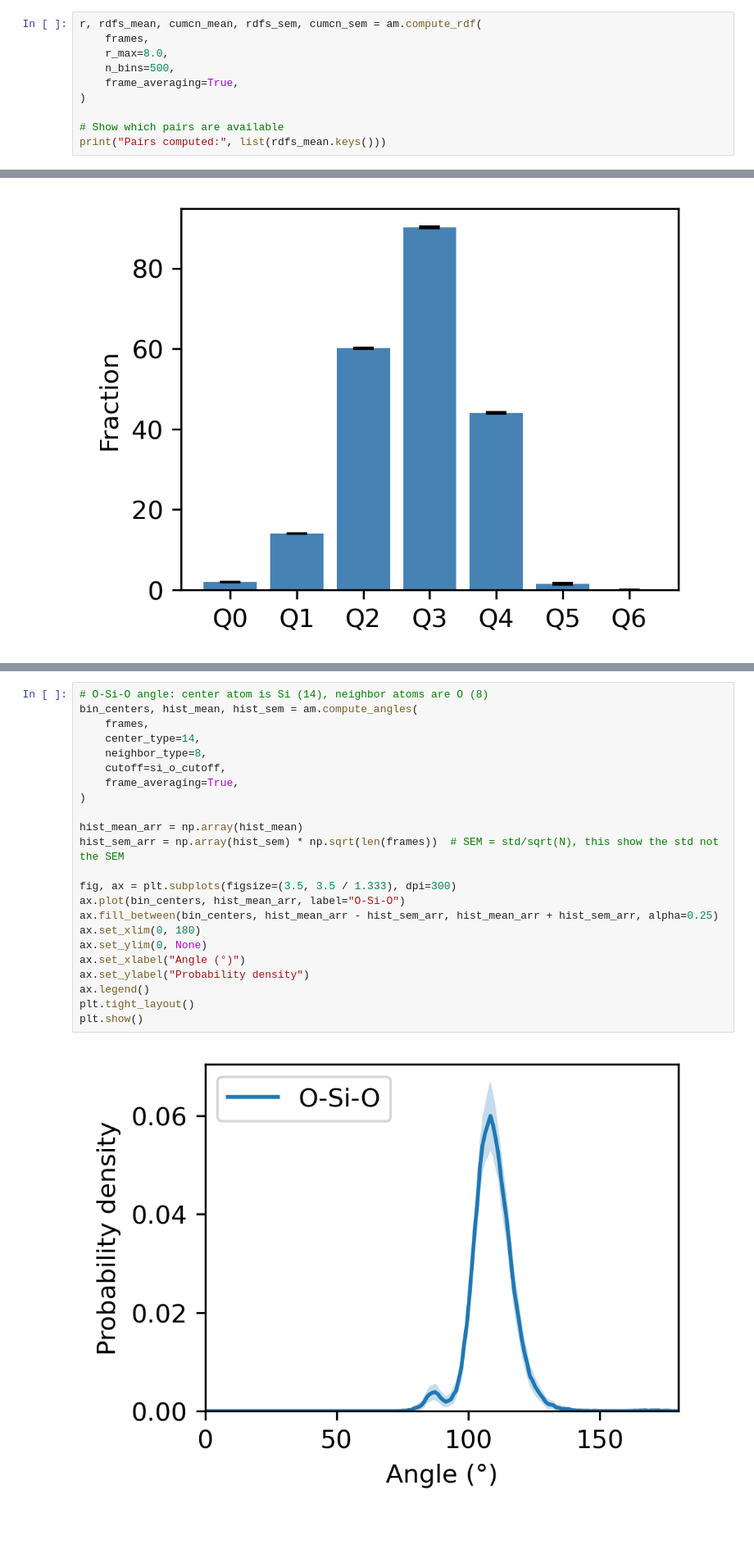
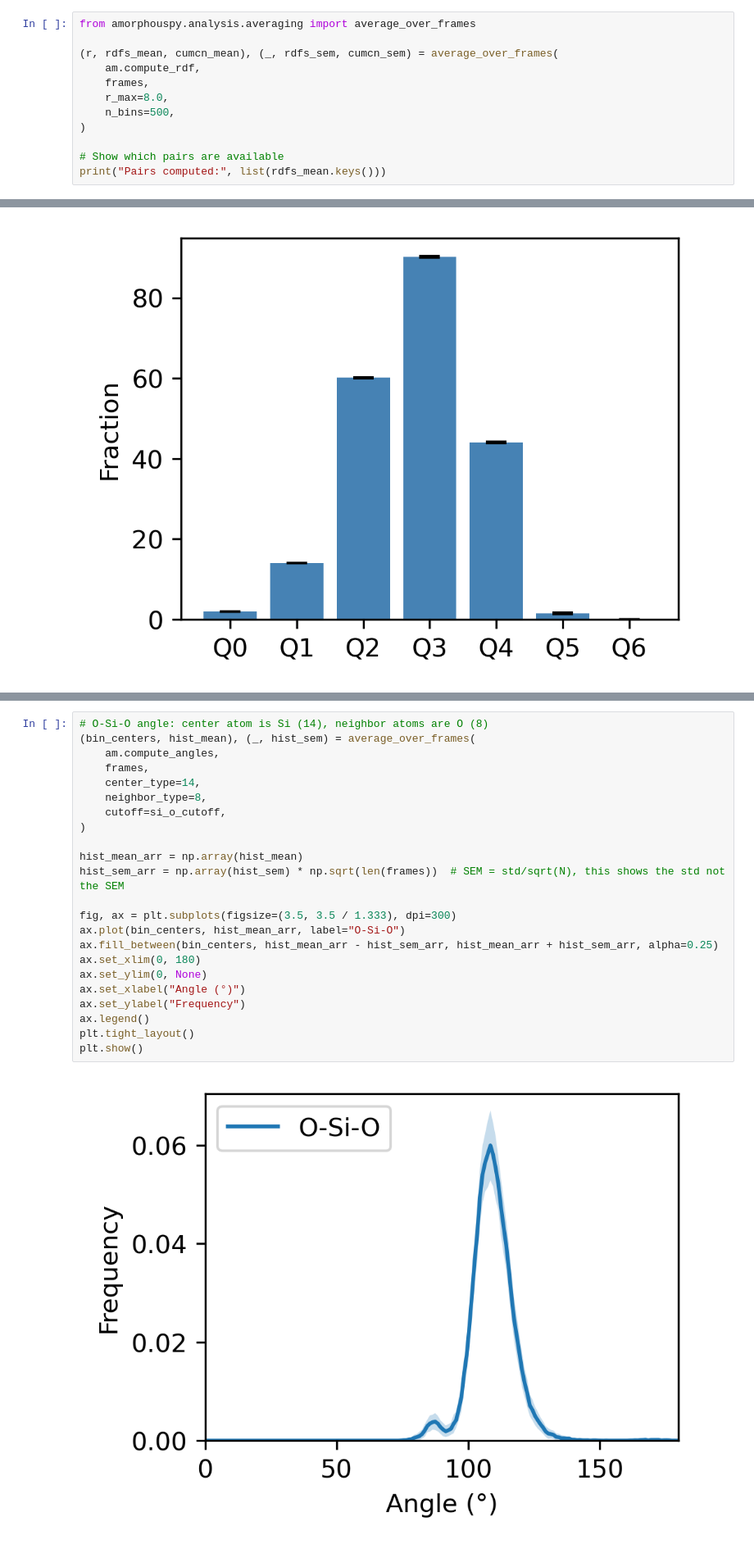
Before and after one commit to glasagent/amorphouspy, a Jupyter notebook: notebooks/TrajectoryAveragingTutorial.ipynb, the cells around one changed output, grey strips where cells are left out. Shown at 82% size. Saved outputs shown, nothing was run; the diff lists cells and outputs as text.

````diff
--- a/notebooks/TrajectoryAveragingTutorial.ipynb
+++ b/notebooks/TrajectoryAveragingTutorial.ipynb
@@ -47,10 +47,12 @@ With `frame_averaging=True` the return signature extends to
 ```
 # %%
-r, rdfs_mean, cumcn_mean, rdfs_sem, cumcn_sem = am.compute_rdf(
+from amorphouspy.analysis.averaging import average_over_frames
+
+(r, rdfs_mean, cumcn_mean), (_, rdfs_sem, cumcn_sem) = average_over_frames(
+    am.compute_rdf,
     frames,
     r_max=8.0,
     n_bins=500,
-    frame_averaging=True,
 )
 
 # Show which pairs are available
@@ -163,29 +174,29 @@ Return signature: `(bin_centers, hist_mean, hist_sem)`
 Here we compute the O-Si-O intra-tetrahedral angle (`center_type=14`, `neighbor_type=8`), which should peak near 109.5°.
 # %%
 # O-Si-O angle: center atom is Si (14), neighbor atoms are O (8)
-bin_centers, hist_mean, hist_sem = am.compute_angles(
+(bin_centers, hist_mean), (_, hist_sem) = average_over_frames(
+    am.compute_angles,
     frames,
     center_type=14,
     neighbor_type=8,
     cutoff=si_o_cutoff,
-    frame_averaging=True,
 )
 
 hist_mean_arr = np.array(hist_mean)
-hist_sem_arr = np.array(hist_sem) * np.sqrt(len(frames))  # SEM = std/sqrt(N), this show the std not the SEM
+hist_sem_arr = np.array(hist_sem) * np.sqrt(len(frames))  # SEM = std/sqrt(N), this shows the std not the SEM
 
 fig, ax = plt.subplots(figsize=(3.5, 3.5 / 1.333), dpi=300)
 ax.plot(bin_centers, hist_mean_arr, label="O-Si-O")
 ax.fill_between(bin_centers, hist_mean_arr - hist_sem_arr, hist_mean_arr + hist_sem_arr, alpha=0.25)
 ax.set_xlim(0, 180)
 ax.set_ylim(0, None)
 ax.set_xlabel("Angle (°)")
-ax.set_ylabel("Probability density")
+ax.set_ylabel("Frequency")
 ax.legend()
 plt.tight_layout()
 plt.show()
 # %% [output]
-[figure, old version]
+[figure, new version]
 # %% [markdown]
 ### 2.5 Ring statistics
 
````
Also changed, not shown: parts of 11 cells of this notebook, 18 other files.
